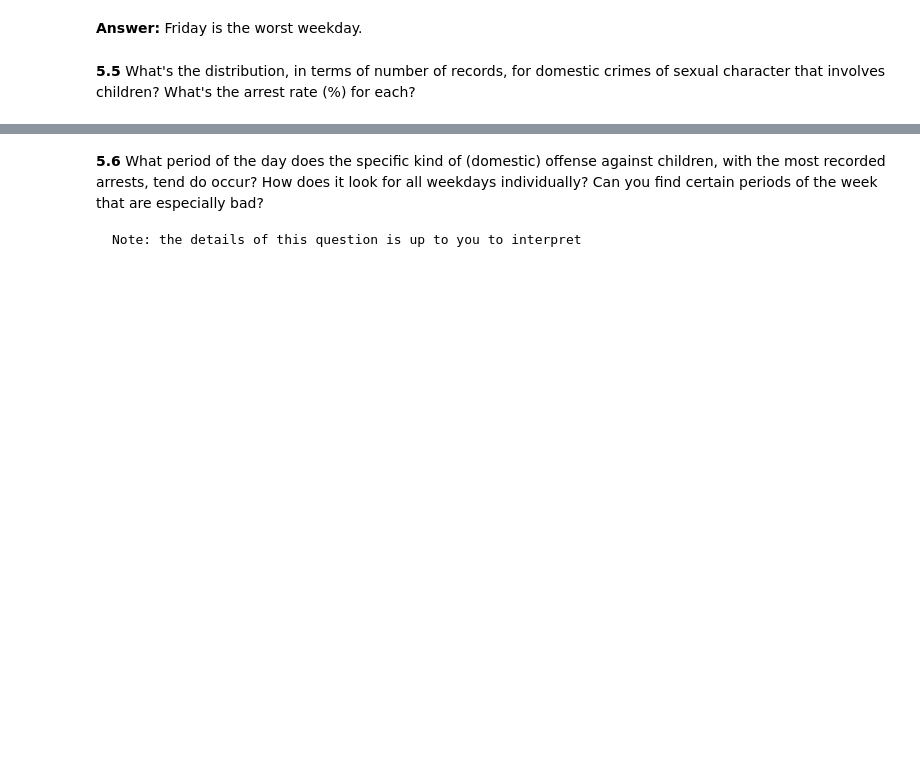
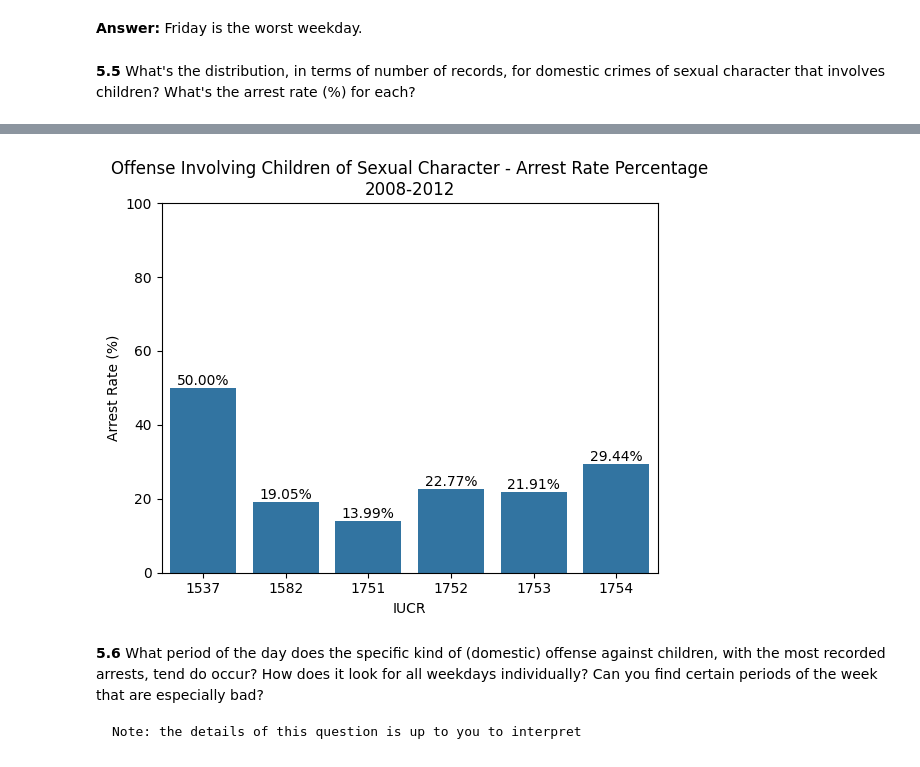
Before and after one commit to SVMino53/aiM24_Databehandling_Inlamning, a Jupyter notebook: Isak_Forsberg_databehandling.ipynb, the cells around one changed output, grey strips where cells are left out. Drawn from its saved outputs; the diff is of its cells as text; code cells hidden in the pictures; blank space fills up the shorter version.

```diff
--- a/Isak_Forsberg_databehandling.ipynb
+++ b/Isak_Forsberg_databehandling.ipynb
@@ -439,3 +469,12 @@ weekday_cases_df
+# %%
+ax = sns.barplot(sexual_domestic_offense_children_total_arrest_df, x="IUCR", y="Arrest Rate (%)")
+ax.set_title("Offense Involving Children of Sexual Character - Arrest Rate Percentage\n2008-2012")
+ax.set_ylim(0, 100)
+ax.bar_label(ax.containers[0], fmt=lambda x: f"{x:1.2f}%")
+
+plt.show()
+# %% [output]
+[figure, added]
 # %% [markdown]
 **5.6** What period of the day does the specific kind of (domestic) offense against children, with the most recorded arrests, tend do occur? How does it look for all weekdays individually?
         Can you find certain periods of the week that are especially bad?
```
Also changed, not shown: parts of 3 cells of this notebook.
